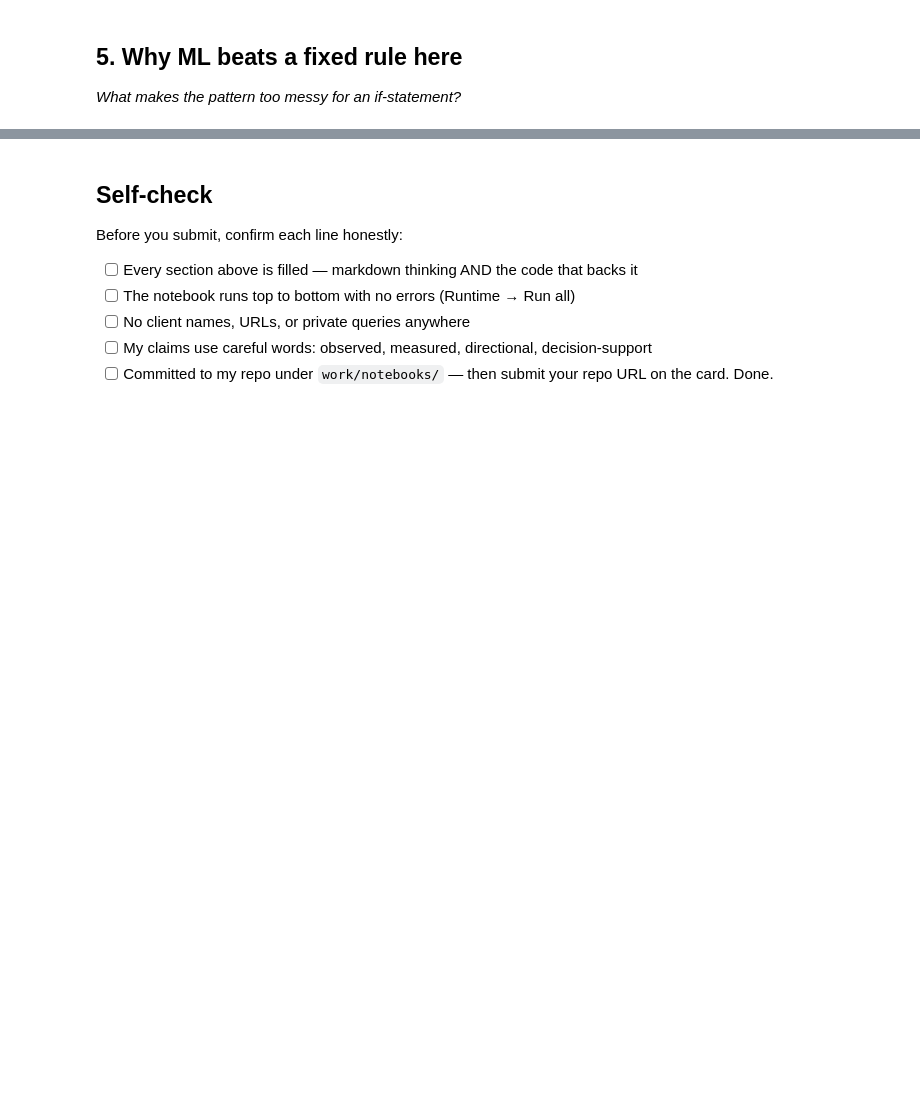
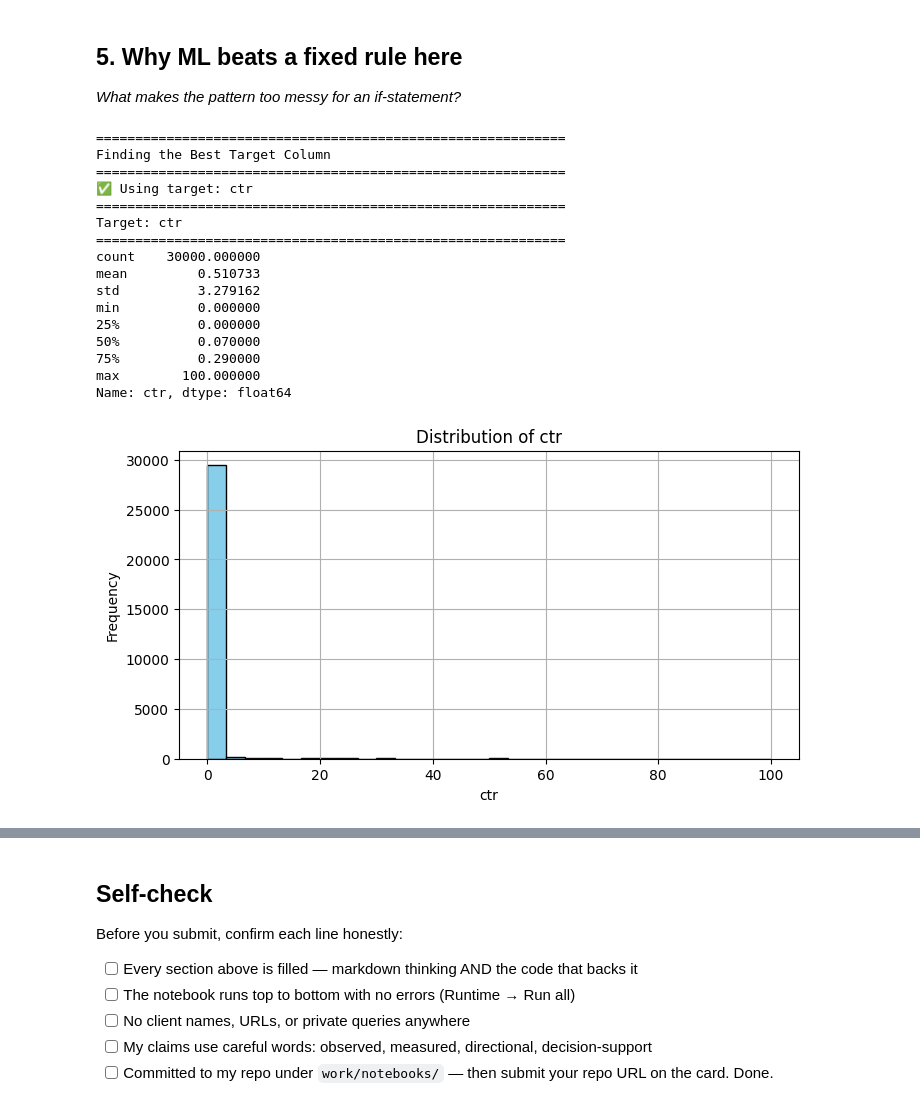
Before and after one commit to Hamza-Ali0719/FlyRank-ML-Internship, a Jupyter notebook: work/notebooks/w02_ml_task_framing.ipynb, the cells around one changed output, grey strips where cells are left out. Cells and saved outputs as stored; diff of their text form; code cells hidden in the pictures; blank space fills up the shorter version.

```diff
--- a/work/notebooks/w02_ml_task_framing.ipynb
+++ b/work/notebooks/w02_ml_task_framing.ipynb
@@ -15,0 +17,10 @@ This skeleton is yours to fill. Work the sections **in order** — each one has
+# %%
+import pandas as pd
+import numpy as np
+import matplotlib.pyplot as plt
+import seaborn as sns
+
+# Load the file (uploaded to /content)
+df = pd.read_csv("content_refresh_anonymized.csv")
+print(f"✅ Loaded: {df.shape[0]} rows, {df.shape[1]} columns")
+df.head()
@@ -43,0 +99,52 @@ This skeleton is yours to fill. Work the sections **in order** — each one has
+# %%
+# First, check if 'ctr' or 'engagement_rate' is the target
+print("="*60)
+print("Finding the Best Target Column")
+print("="*60)
+
+# Possible target columns
+target_options = ['ctr', 'engagement_rate', 'clicks_90d', 'engaged_sessions_90d', 'ai_traffic_pct']
+
+found_target = None
+for col in target_options:
+    if col in df.columns:
+        found_target = col
+        break
+
+if found_target is None:
+    print("❌ No obvious target found. Please pick one manually.")
+    print("Available numeric columns:", df.select_dtypes(include=['int64', 'float64']).columns.tolist())
+else:
+    print(f"✅ Using target: {found_target}")
+
+    # Show distribution
+    print("="*60)
+    print(f"Target: {found_target}")
+    print("="*60)
+    print(df[found_target].describe())
+
+    # Histogram
+    plt.figure(figsize=(8,4))
+    df[found_target].hist(bins=30, color='skyblue', edgecolor='black')
+    plt.title(f'Distribution of {found_target}')
+    plt.xlabel(found_target)
+    plt.ylabel('Frequency')
+    plt.show()
+# %% [output]
+============================================================
+Finding the Best Target Column
+============================================================
+✅ Using target: ctr
+============================================================
+Target: ctr
+============================================================
+count    30000.000000
+mean         0.510733
+std          3.279162
+min          0.000000
+25%          0.000000
+50%          0.070000
+75%          0.290000
+max        100.000000
+Name: ctr, dtype: float64
+[figure, added]
```
Also changed, not shown: parts of 9 cells of this notebook.
